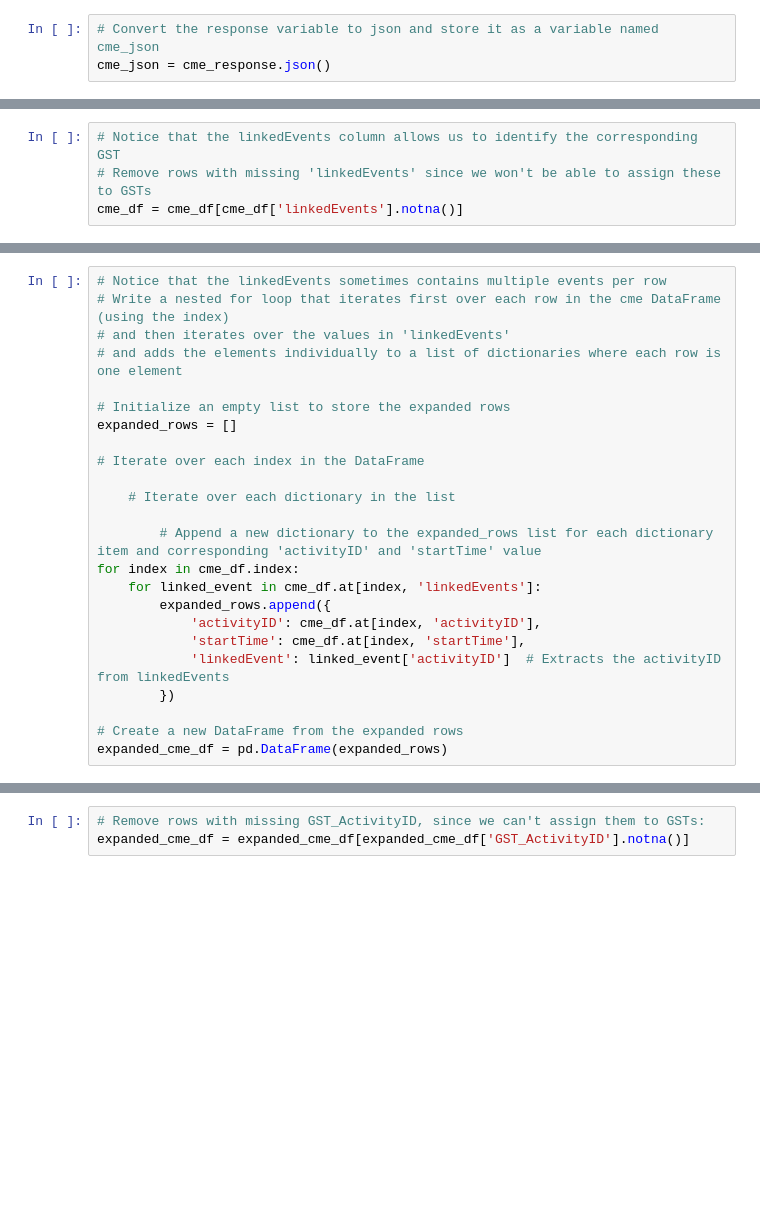
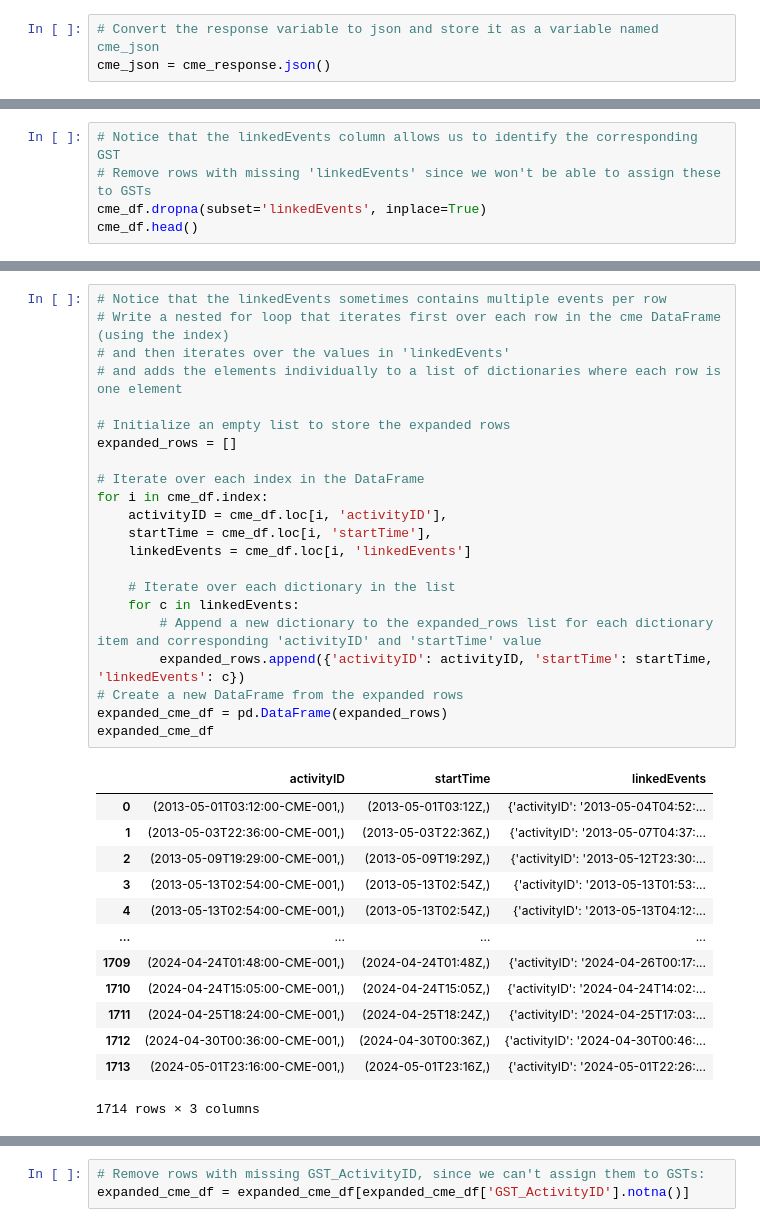
Before and after one commit to gordon-laraven/data-sourcing-challenge, a Jupyter notebook: Starter_Code/retrieve_data.ipynb, the cells around one changed output, grey strips where cells are left out. Drawn from its saved outputs; the diff is of its cells as text; blank space fills up the shorter version.

```diff
--- a/Starter_Code/retrieve_data.ipynb
+++ b/Starter_Code/retrieve_data.ipynb
@@ -48,4 +74,5 @@ cme_df = cme_df[['activityID', 'startTime', 'linkedEvents']]
 # %%
 # Notice that the linkedEvents column allows us to identify the corresponding GST
 # Remove rows with missing 'linkedEvents' since we won't be able to assign these to GSTs
-cme_df = cme_df[cme_df['linkedEvents'].notna()]
+cme_df.dropna(subset='linkedEvents', inplace=True)
+cme_df.head()
@@ -52,27 +86,39 @@ cme_df = cme_df[cme_df['linkedEvents'].notna()]
 # %%
 # Notice that the linkedEvents sometimes contains multiple events per row
 # Write a nested for loop that iterates first over each row in the cme DataFrame (using the index)
 # and then iterates over the values in 'linkedEvents'
 # and adds the elements individually to a list of dictionaries where each row is one element
 
 # Initialize an empty list to store the expanded rows
 expanded_rows = []
 
 # Iterate over each index in the DataFrame
+for i in cme_df.index:
+    activityID = cme_df.loc[i, 'activityID'],
+    startTime = cme_df.loc[i, 'startTime'],
+    linkedEvents = cme_df.loc[i, 'linkedEvents']
 
     # Iterate over each dictionary in the list
-
+    for c in linkedEvents:
         # Append a new dictionary to the expanded_rows list for each dictionary item and corresponding 'activityID' and 'startTime' value
-for index in cme_df.index:
-    for linked_event in cme_df.at[index, 'linkedEvents']:
-        expanded_rows.append({
-            'activityID': cme_df.at[index, 'activityID'],
-            'startTime': cme_df.at[index, 'startTime'],
-            'linkedEvent': linked_event['activityID']  # Extracts the activityID from linkedEvents
-        })
-
+        expanded_rows.append({'activityID': activityID, 'startTime': startTime, 'linkedEvents': c})
 # Create a new DataFrame from the expanded rows
 expanded_cme_df = pd.DataFrame(expanded_rows)
+expanded_cme_df
+# %% [output]
+|  | activityID | startTime | linkedEvents |
+| 0 | (2013-05-01T03:12:00-CME-001,) | (2013-05-01T03:12Z,) | {'activityID': '2013-05-04T04:52:... |
+| 1 | (2013-05-03T22:36:00-CME-001,) | (2013-05-03T22:36Z,) | {'activityID': '2013-05-07T04:37:... |
+| 2 | (2013-05-09T19:29:00-CME-001,) | (2013-05-09T19:29Z,) | {'activityID': '2013-05-12T23:30:... |
+| 3 | (2013-05-13T02:54:00-CME-001,) | (2013-05-13T02:54Z,) | {'activityID': '2013-05-13T01:53:... |
+| 4 | (2013-05-13T02:54:00-CME-001,) | (2013-05-13T02:54Z,) | {'activityID': '2013-05-13T04:12:... |
+| ... | ... | ... | ... |
+| 1709 | (2024-04-24T01:48:00-CME-001,) | (2024-04-24T01:48Z,) | {'activityID': '2024-04-26T00:17:... |
+| 1710 | (2024-04-24T15:05:00-CME-001,) | (2024-04-24T15:05Z,) | {'activityID': '2024-04-24T14:02:... |
+| 1711 | (2024-04-25T18:24:00-CME-001,) | (2024-04-25T18:24Z,) | {'activityID': '2024-04-25T17:03:... |
+| 1712 | (2024-04-30T00:36:00-CME-001,) | (2024-04-30T00:36Z,) | {'activityID': '2024-04-30T00:46:... |
+| 1713 | (2024-05-01T23:16:00-CME-001,) | (2024-05-01T23:16Z,) | {'activityID': '2024-05-01T22:26:... |
+1714 rows × 3 columns
 # %%
 # Create a function called extract_activityID_from_dict that takes a dict as input such as in linkedEvents
 # and verify below that it works as expected using one row from linkedEvents as an example
```
Also changed, not shown: parts of 14 cells of this notebook.
